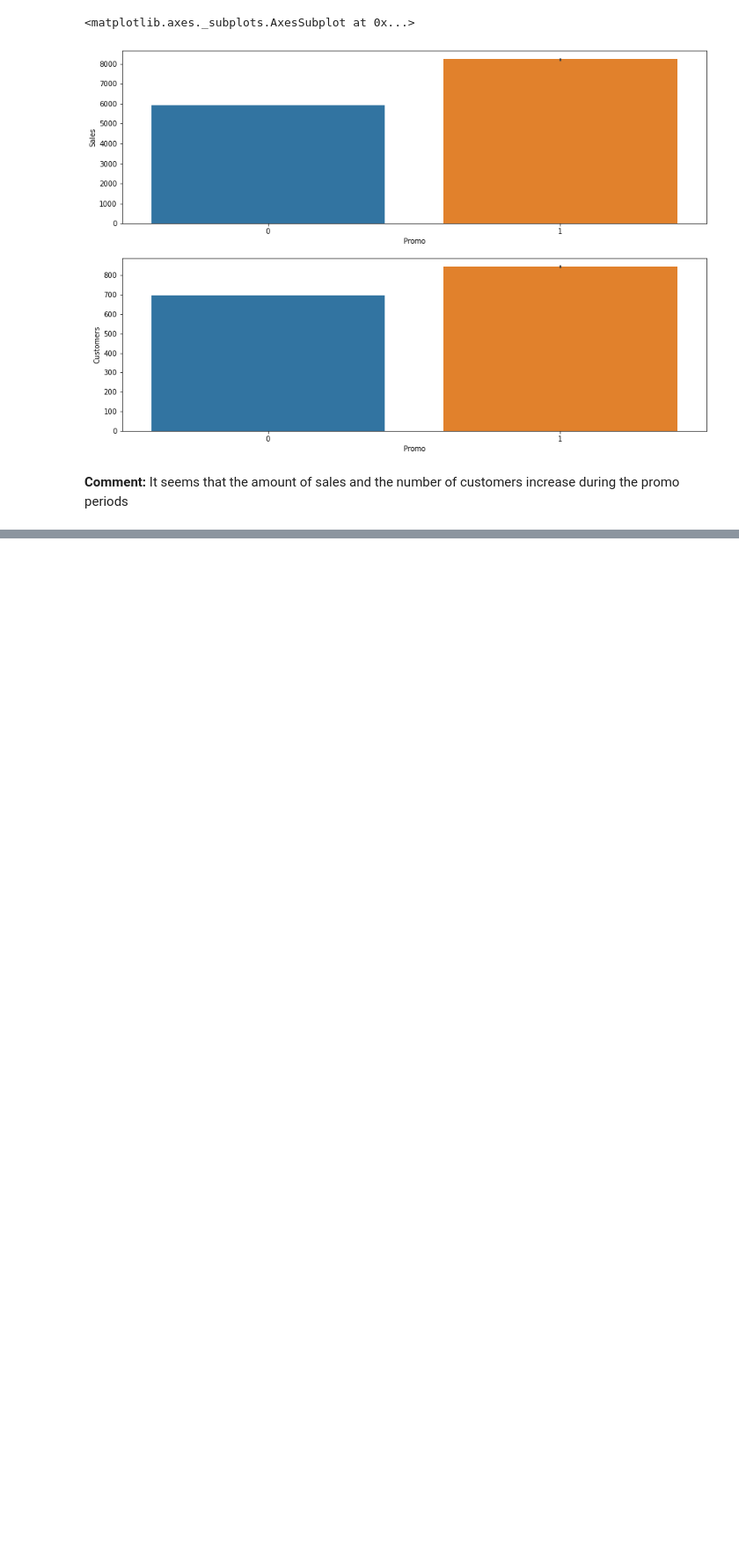
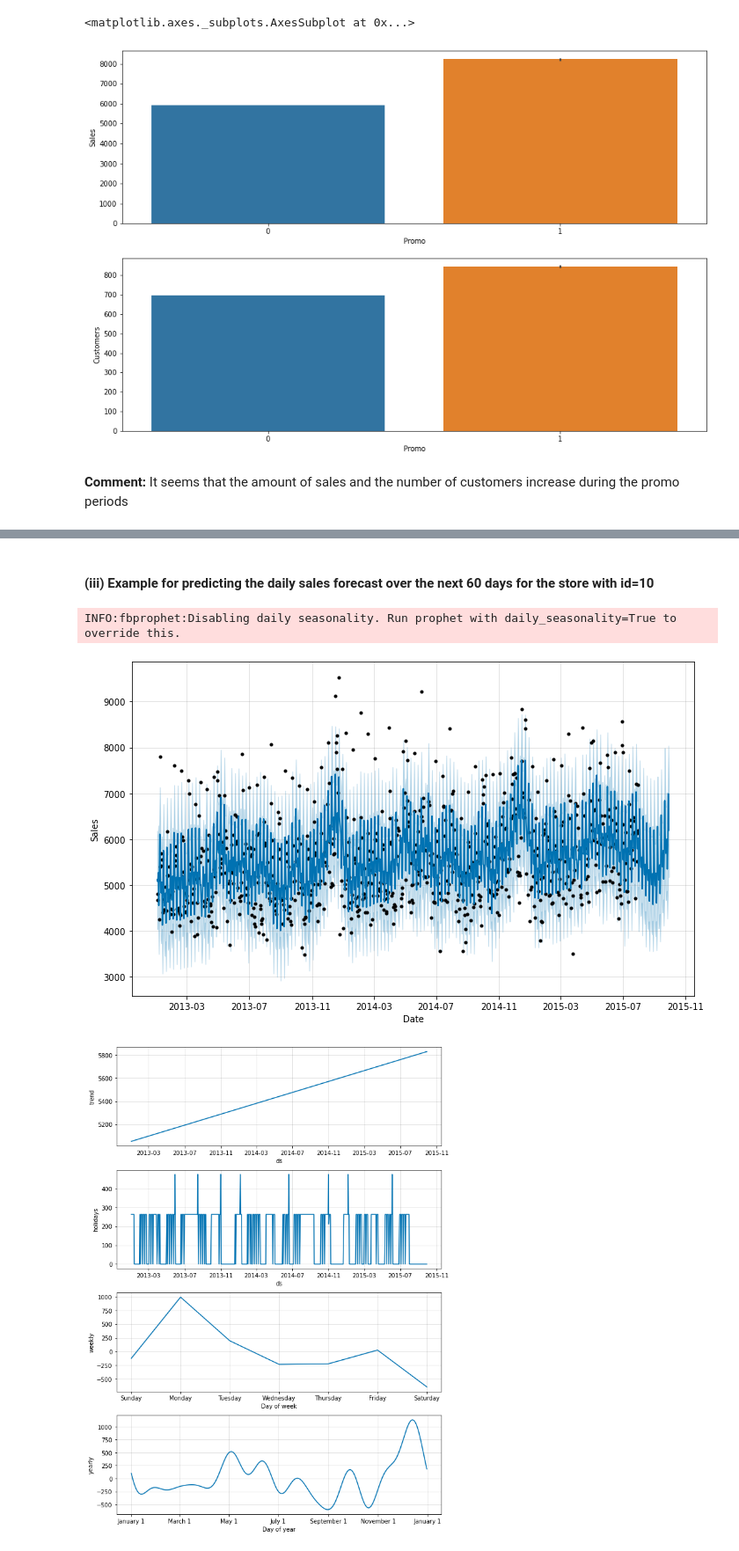
Before and after one commit to Panostam/Sales_Department_Project, a Jupyter notebook: Forecast_Project.ipynb, the cells around one changed output, grey strips where cells are left out. Shown at 88% size. Drawn from its saved outputs; the diff is of its cells as text; code cells hidden in the pictures; blank space fills up the shorter version.

```diff
--- a/Forecast_Project.ipynb
+++ b/Forecast_Project.ipynb
@@ -410,0 +486,19 @@ sns.barplot(x = 'Promo', y = 'Customers', data = sales_train_all_df)
+# %%
+school_holidays = sales_train_all_df[sales_train_all_df['SchoolHoliday'] == 1].loc[:, 'Date'].values
+state_holidays = sales_train_all_df [ (sales_train_all_df['StateHoliday'] == 'a') | (sales_train_all_df['StateHoliday'] == 'b') | (sales_train_all_df['StateHoliday'] == 'c')  ].loc[:, 'Date'].values
+# %%
+state_holidays = pd.DataFrame({'ds': pd.to_datetime(state_holidays),
+                               'holiday': 'state_holiday'})
+# %%
+school_holidays = pd.DataFrame({'ds': pd.to_datetime(school_holidays),
+                                'holiday': 'school_holiday'})
+# %%
+school_state_holidays = pd.concat((state_holidays, school_holidays))
+# %% [markdown]
+#### (iii) Example for predicting the daily sales forecast over the next 60 days for the store with id=10
+# %%
+sales_prediction(10, sales_train_all_df, school_state_holidays, 60)
+# %% [output]
+INFO:fbprophet:Disabling daily seasonality. Run prophet with daily_seasonality=True to override this.
+[figure, added]
+[figure, added]
```
Also changed, not shown: parts of 15 cells of this notebook.
